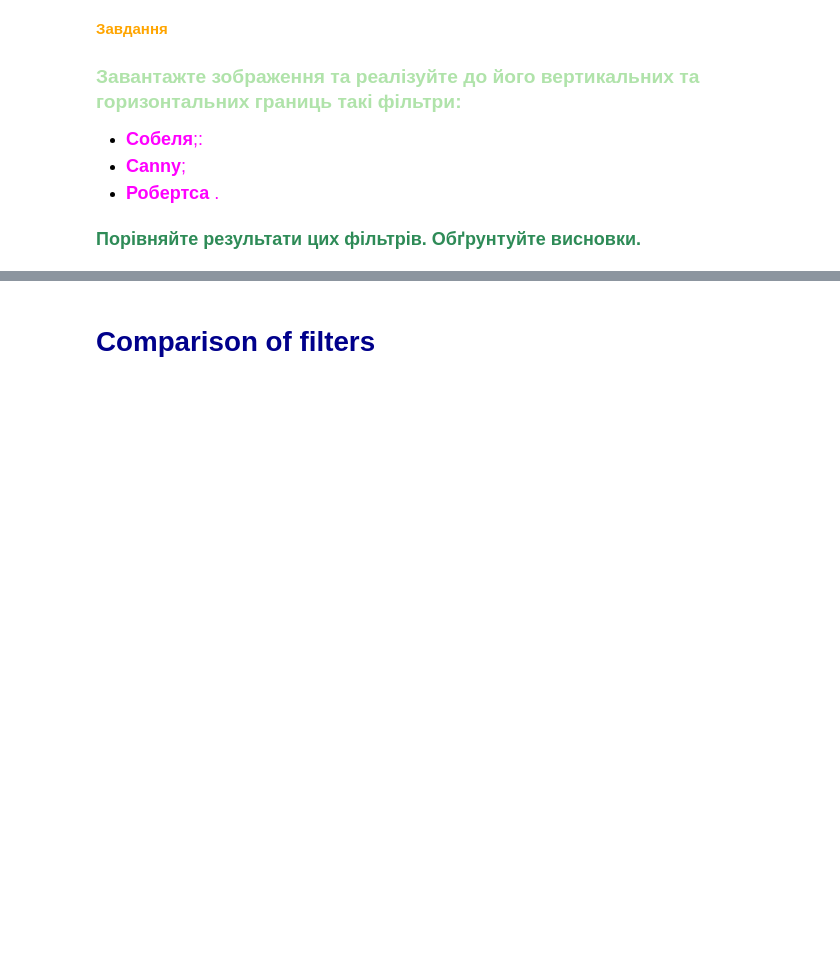
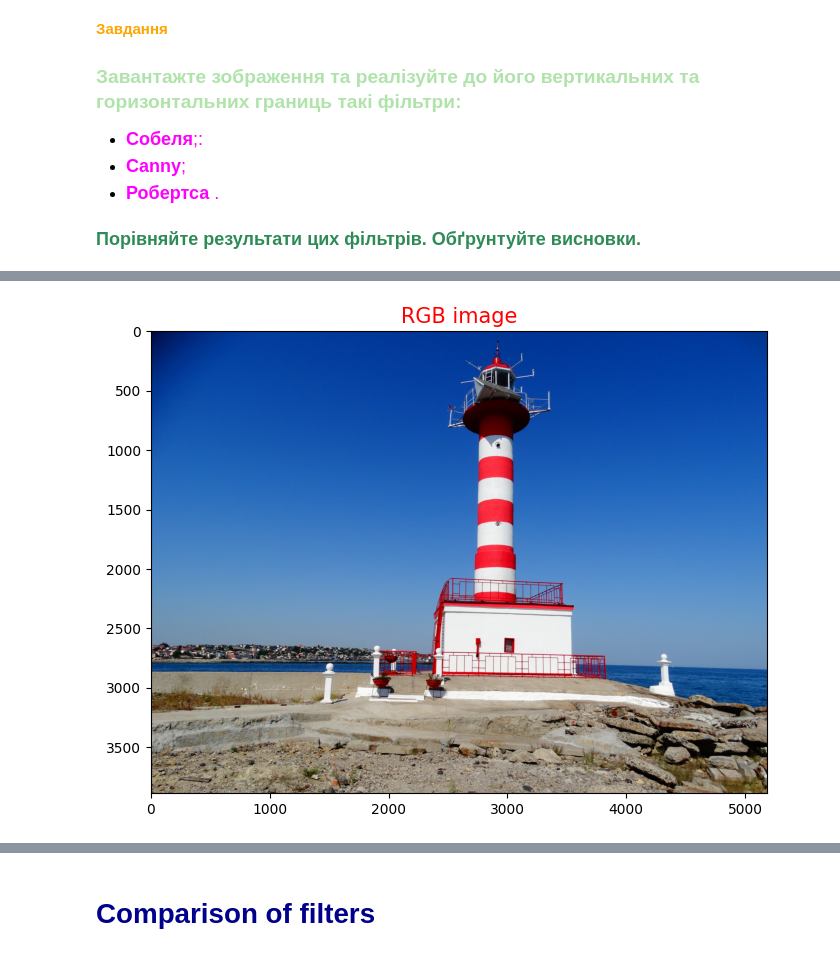
Before and after one commit to OleksiiHayvoronskyi/lesson_60, a Jupyter notebook: Lesson_60_BorderSelectionFilters.ipynb, the cells around one changed output, grey strips where cells are left out. Saved outputs shown, nothing was run; the diff lists cells and outputs as text; code cells hidden in the pictures; blank space fills up the shorter version.

```diff
--- a/Lesson_60_BorderSelectionFilters.ipynb
+++ b/Lesson_60_BorderSelectionFilters.ipynb
@@ -30,7 +30,9 @@ plt.show()
 # %%
 # Converting the origin image to RGB.
 RGB_img = cv2.cvtColor(origin_img, cv2.COLOR_BGR2RGB)
 plt.figure(figsize=(10, 6))
-plt.title('RGB image', fontsize=15, color='b')
+plt.title('RGB image', fontsize=15, color='r')
 plt.imshow(RGB_img)
 plt.show()
+# %% [output]
+[figure, added]
```
Also changed, not shown: parts of 12 cells of this notebook, 1 other file.
